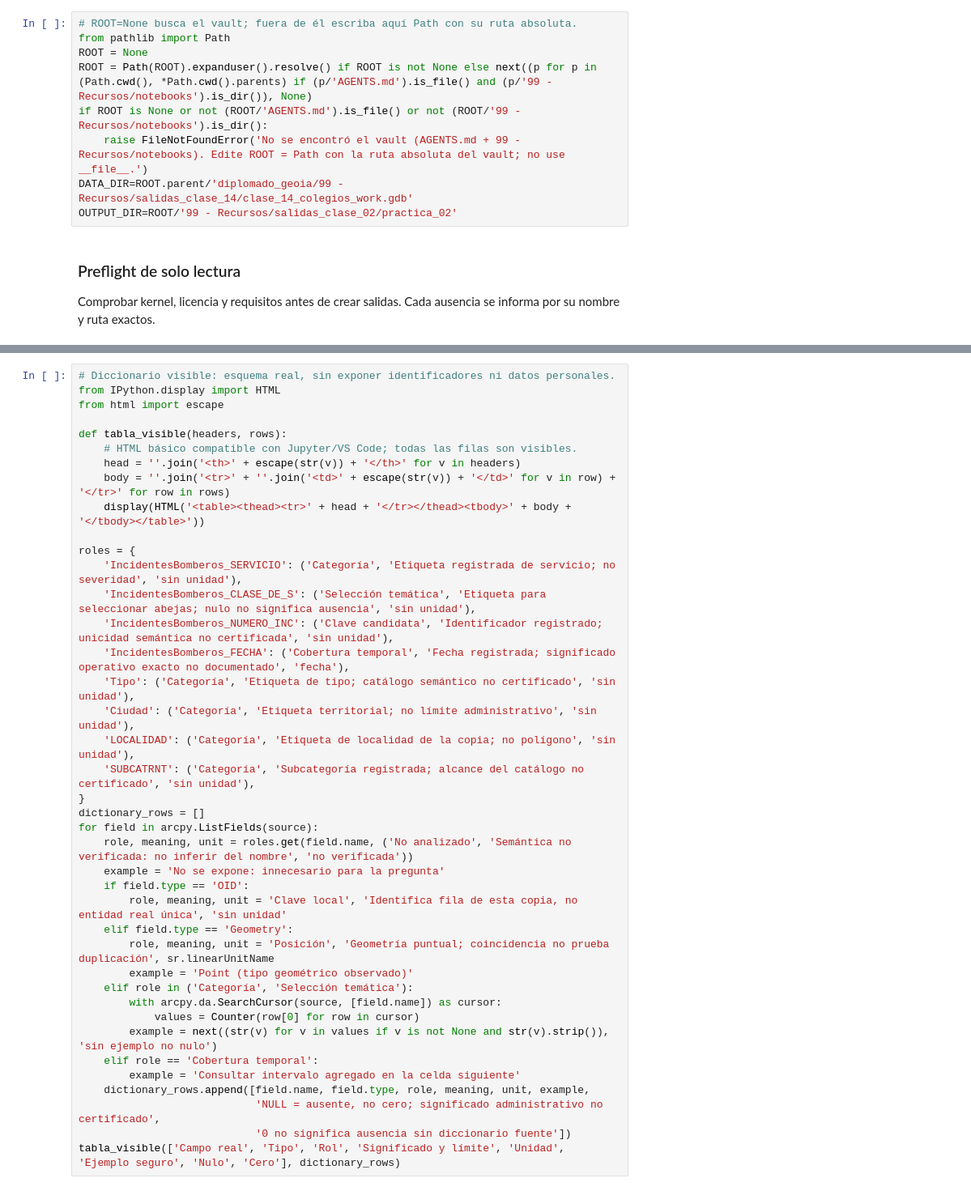
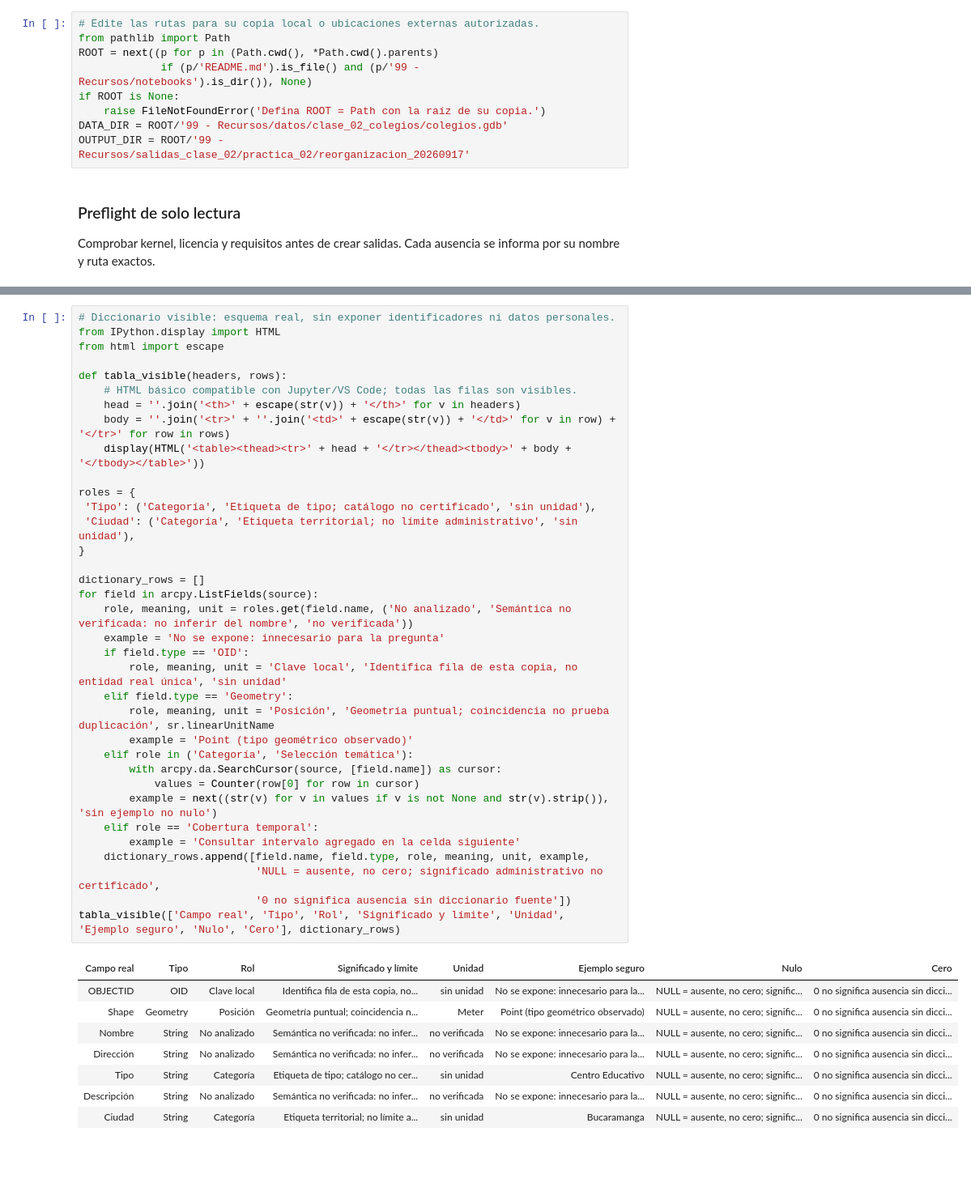
Before and after one commit to ecetina-esri-co/diplomado-geoia-ml-espacial-automl, a Jupyter notebook: 99 - Recursos/notebooks/Clase 02 - Practica 02 - Colegios y escala espacial.ipynb, the cells around one changed output, grey strips where cells are left out. Shown at 81% size. Drawn from its saved outputs; the diff is of its cells as text; blank space fills up the shorter version.

```diff
--- a/99 - Recursos/notebooks/Clase 02 - Practica 02 - Colegios y escala espacial.ipynb
+++ b/99 - Recursos/notebooks/Clase 02 - Practica 02 - Colegios y escala espacial.ipynb
@@ -62,12 +26,12 @@ La primera celda solo define rutas. `ROOT = None` busca ambos marcadores desde l
 # %%
-# ROOT=None busca el vault; fuera de él escriba aquí Path con su ruta absoluta.
+# Edite las rutas para su copia local o ubicaciones externas autorizadas.
 from pathlib import Path
-ROOT = None
-ROOT = Path(ROOT).expanduser().resolve() if ROOT is not None else next((p for p in (Path.cwd(), *Path.cwd().parents) if (p/'AGENTS.md').is_file() and (p/'99 - Recursos/notebooks').is_dir()), None)
-if ROOT is None or not (ROOT/'AGENTS.md').is_file() or not (ROOT/'99 - Recursos/notebooks').is_dir():
-    raise FileNotFoundError('No se encontró el vault (AGENTS.md + 99 - Recursos/notebooks). Edite ROOT = Path con la ruta absoluta del vault; no use __file__.')
-DATA_DIR=ROOT.parent/'diplomado_geoia/99 - Recursos/salidas_clase_14/clase_14_colegios_work.gdb'
-OUTPUT_DIR=ROOT/'99 - Recursos/salidas_clase_02/practica_02'
+ROOT = next((p for p in (Path.cwd(), *Path.cwd().parents)
+             if (p/'README.md').is_file() and (p/'99 - Recursos/notebooks').is_dir()), None)
+if ROOT is None:
+    raise FileNotFoundError('Defina ROOT = Path con la raíz de su copia.')
+DATA_DIR = ROOT/'99 - Recursos/datos/clase_02_colegios/colegios.gdb'
+OUTPUT_DIR = ROOT/'99 - Recursos/salidas_clase_02/practica_02/reorganizacion_20260917'
 # %% [markdown]
 ### Preflight de solo lectura
 Comprobar kernel, licencia y requisitos antes de crear salidas. Cada ausencia se informa por su nombre y ruta exactos.
@@ -134,38 +106,42 @@ print('Campos temporales:', [f.name for f in fields.values() if f.type in ('Date
 from IPython.display import HTML
 from html import escape
 
 def tabla_visible(headers, rows):
     # HTML básico compatible con Jupyter/VS Code; todas las filas son visibles.
     head = ''.join('<th>' + escape(str(v)) + '</th>' for v in headers)
     body = ''.join('<tr>' + ''.join('<td>' + escape(str(v)) + '</td>' for v in row) + '</tr>' for row in rows)
     display(HTML('<table><thead><tr>' + head + '</tr></thead><tbody>' + body + '</tbody></table>'))
 
 roles = {
-    'IncidentesBomberos_SERVICIO': ('Categoría', 'Etiqueta registrada de servicio; no severidad', 'sin unidad'),
-    'IncidentesBomberos_CLASE_DE_S': ('Selección temática', 'Etiqueta para seleccionar abejas; nulo no significa ausencia', 'sin unidad'),
-    'IncidentesBomberos_NUMERO_INC': ('Clave candidata', 'Identificador registrado; unicidad semántica no certificada', 'sin unidad'),
-    'IncidentesBomberos_FECHA': ('Cobertura temporal', 'Fecha registrada; significado operativo exacto no documentado', 'fecha'),
-    'Tipo': ('Categoría', 'Etiqueta de tipo; catálogo semántico no certificado', 'sin unidad'),
-    'Ciudad': ('Categoría', 'Etiqueta territorial; no límite administrativo', 'sin unidad'),
-    'LOCALIDAD': ('Categoría', 'Etiqueta de localidad de la copia; no polígono', 'sin unidad'),
-    'SUBCATRNT': ('Categoría', 'Subcategoría registrada; alcance del catálogo no certificado', 'sin unidad'),
+ 'Tipo': ('Categoría', 'Etiqueta de tipo; catálogo no certificado', 'sin unidad'),
+ 'Ciudad': ('Categoría', 'Etiqueta territorial; no límite administrativo', 'sin unidad'),
 }
+
 dictionary_rows = []
 for field in arcpy.ListFields(source):
     role, meaning, unit = roles.get(field.name, ('No analizado', 'Semántica no verificada: no inferir del nombre', 'no verificada'))
     example = 'No se expone: innecesario para la pregunta'
     if field.type == 'OID':
         role, meaning, unit = 'Clave local', 'Identifica fila de esta copia, no entidad real única', 'sin unidad'
     elif field.type == 'Geometry':
         role, meaning, unit = 'Posición', 'Geometría puntual; coincidencia no prueba duplicación', sr.linearUnitName
         example = 'Point (tipo geométrico observado)'
     elif role in ('Categoría', 'Selección temática'):
         with arcpy.da.SearchCursor(source, [field.name]) as cursor:
             values = Counter(row[0] for row in cursor)
         example = next((str(v) for v in values if v is not None and str(v).strip()), 'sin ejemplo no nulo')
     elif role == 'Cobertura temporal':
         example = 'Consultar intervalo agregado en la celda siguiente'
     dictionary_rows.append([field.name, field.type, role, meaning, unit, example,
                             'NULL = ausente, no cero; significado administrativo no certificado',
                             '0 no significa ausencia sin diccionario fuente'])
 tabla_visible(['Campo real', 'Tipo', 'Rol', 'Significado y límite', 'Unidad', 'Ejemplo seguro', 'Nulo', 'Cero'], dictionary_rows)
+# %% [output]
+| Campo real | Tipo | Rol | Significado y límite | Unidad | Ejemplo seguro | Nulo | Cero |
+| OBJECTID | OID | Clave local | Identifica fila de esta copia, no... | sin unidad | No se expone: innecesario para la... | NULL = ausente, no cero; signific... | 0 no significa ausencia sin dicci... |
+| Shape | Geometry | Posición | Geometría puntual; coincidencia n... | Meter | Point (tipo geométrico observado) | NULL = ausente, no cero; signific... | 0 no significa ausencia sin dicci... |
+| Nombre | String | No analizado | Semántica no verificada: no infer... | no verificada | No se expone: innecesario para la... | NULL = ausente, no cero; signific... | 0 no significa ausencia sin dicci... |
+| Dirección | String | No analizado | Semántica no verificada: no infer... | no verificada | No se expone: innecesario para la... | NULL = ausente, no cero; signific... | 0 no significa ausencia sin dicci... |
+| Tipo | String | Categoría | Etiqueta de tipo; catálogo no cer... | sin unidad | Centro Educativo | NULL = ausente, no cero; signific... | 0 no significa ausencia sin dicci... |
+| Descripción | String | No analizado | Semántica no verificada: no infer... | no verificada | No se expone: innecesario para la... | NULL = ausente, no cero; signific... | 0 no significa ausencia sin dicci... |
+| Ciudad | String | Categoría | Etiqueta territorial; no límite a... | sin unidad | Bucaramanga | NULL = ausente, no cero; signific... | 0 no significa ausencia sin dicci... |
```
Also changed, not shown: parts of 116 cells of this notebook, 39 other files.
